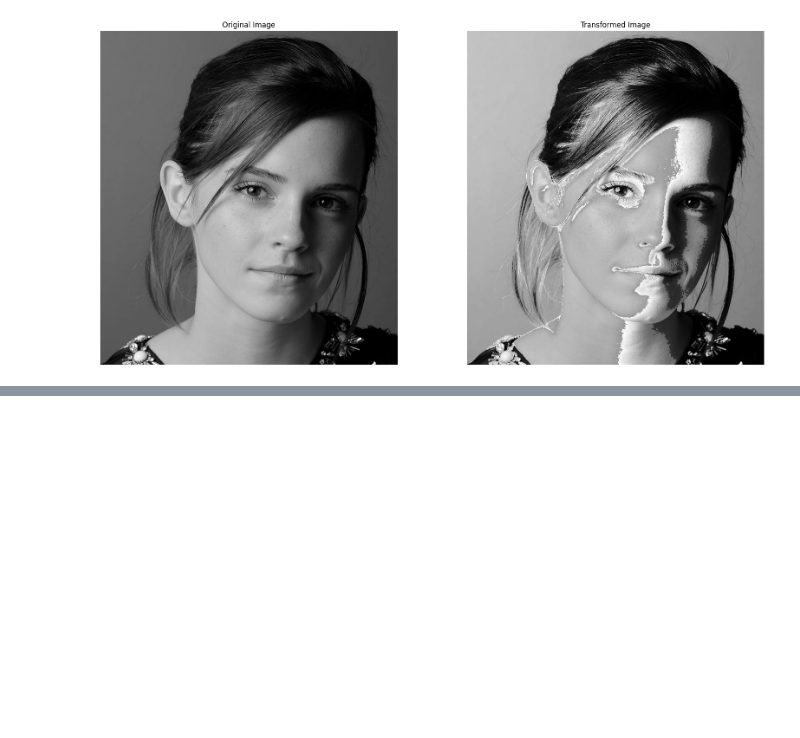
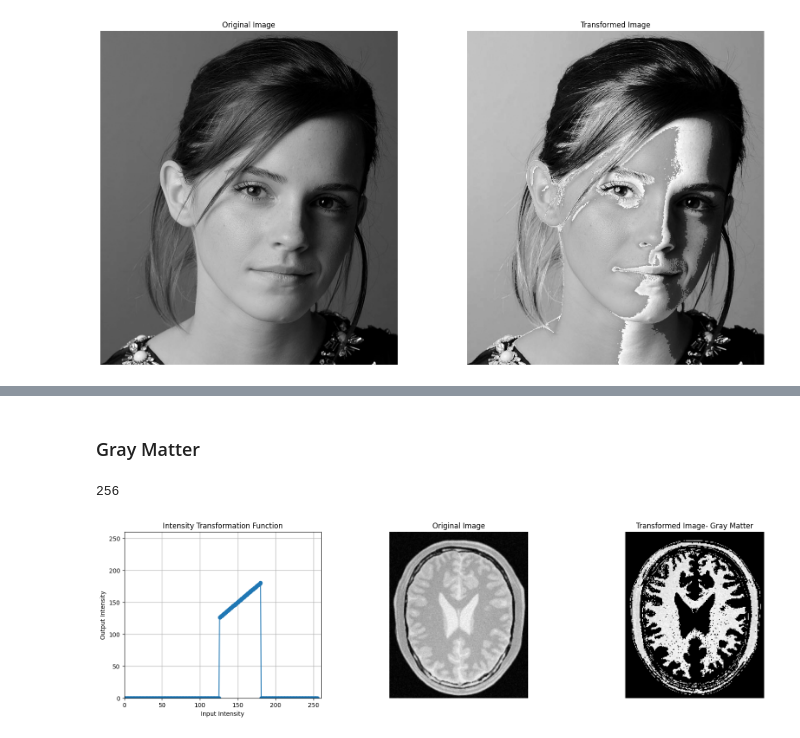
Before and after one commit to TNKodi/EN3160---Image-Processing-and-Machine-Vision, a Jupyter notebook: Assignment 01.ipynb, the cells around one changed output, grey strips where cells are left out. Drawn from its saved outputs; the diff is of its cells as text; code cells hidden in the pictures; blank space fills up the shorter version.

```diff
--- a/Assignment 01.ipynb
+++ b/Assignment 01.ipynb
@@ -88,0 +150,37 @@ plt.show()
+# %% [markdown]
+### Gray Matter
+# %%
+thereshold1 = 125
+thereshold2 = 180
+# %%
+seg1=np.linspace(0,0, thereshold1+1).astype('uint8')
+seg2=np.linspace(thereshold1+1,thereshold2, thereshold2-thereshold1).astype('uint8')
+seg3=np.linspace(0,0, 255-thereshold2).astype('uint8')
+
+tranfrom3=np.concatenate((seg1, seg2, seg3),axis=0).astype('uint8')
+print(len(tranfrom3))
+# %% [output]
+256
+# %%
+img_transformed3=cv.LUT(img1, tranfrom3)
+# %%
+plt.figure(figsize=(20, 5))
+plt.subplot(1, 3, 1)
+plt.plot(np.arange(len(tranfrom3)), tranfrom3, marker='o')
+plt.title('Intensity Transformation Function')
+plt.xlabel('Input Intensity')
+plt.ylabel('Output Intensity')
+plt.grid()
+plt.xlim(0, 260)
+plt.ylim(0, 260)
+plt.subplot(1, 3, 2)
+plt.imshow(img1, cmap='gray')
+plt.title('Original Image')
+plt.axis('off')
+plt.subplot(1, 3, 3)
+plt.imshow(img_transformed3, cmap='gray')
+plt.title('Transformed Image- Gray Matter')
+plt.axis('off')
+plt.show()
+# %% [output]
+[figure, added]
```
Also changed, not shown: parts of 7 cells of this notebook.
